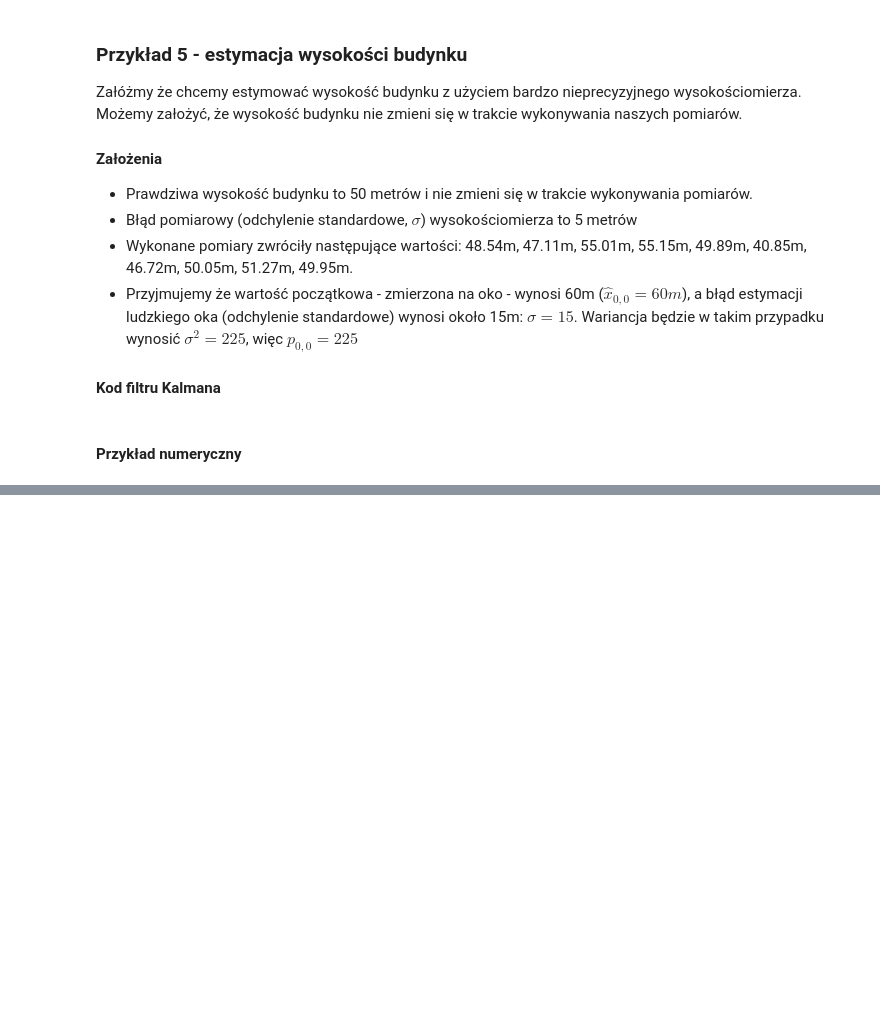
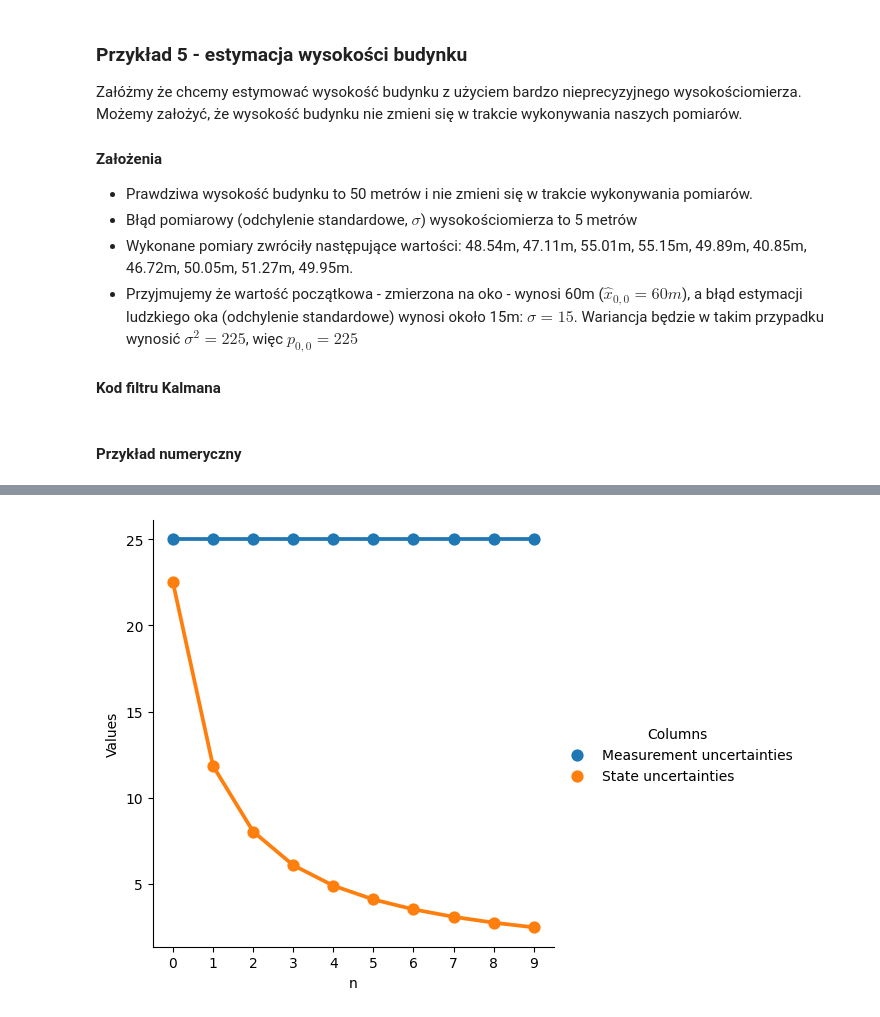
Before and after one commit to SteelPh0enix/magisterka-pollub, a Jupyter notebook: kalman_filter.ipynb, the cells around one changed output, grey strips where cells are left out. Cells and saved outputs as stored; diff of their text form; code cells hidden in the pictures; blank space fills up the shorter version.

```diff
--- a/kalman_filter.ipynb
+++ b/kalman_filter.ipynb
@@ -1559,0 +1563,5 @@ Filter dataframe:
+# %%
+uncertainties_data = filter_data[["n", "Measurement uncertainties", "State uncertainties"]]
+plot_points(uncertainties_data, "n")
+# %% [output]
+[figure, added]
```
Also changed, not shown: parts of 19 cells of this notebook.
